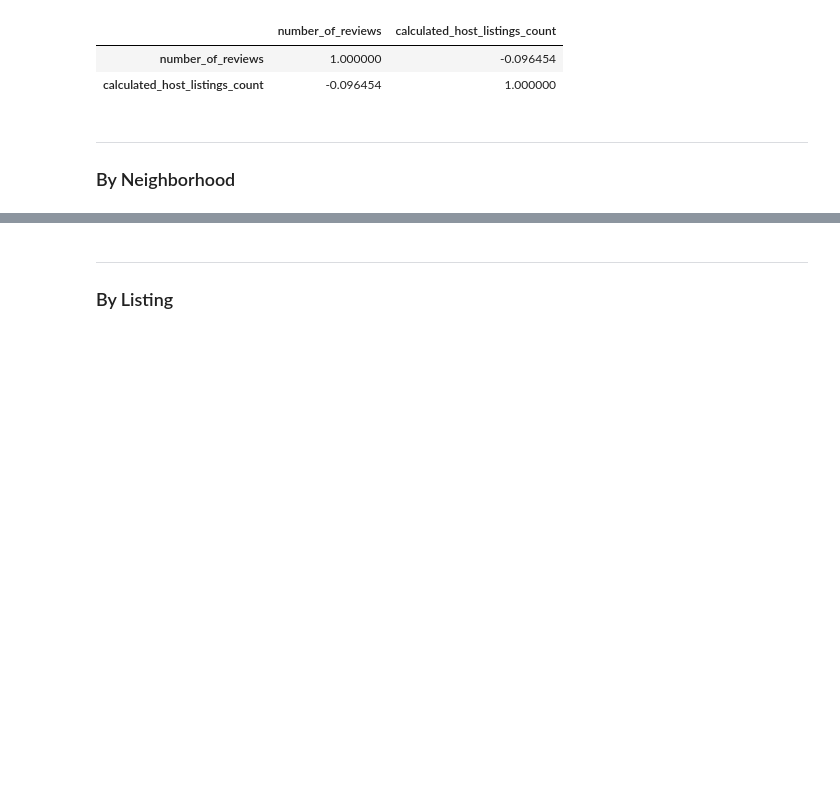
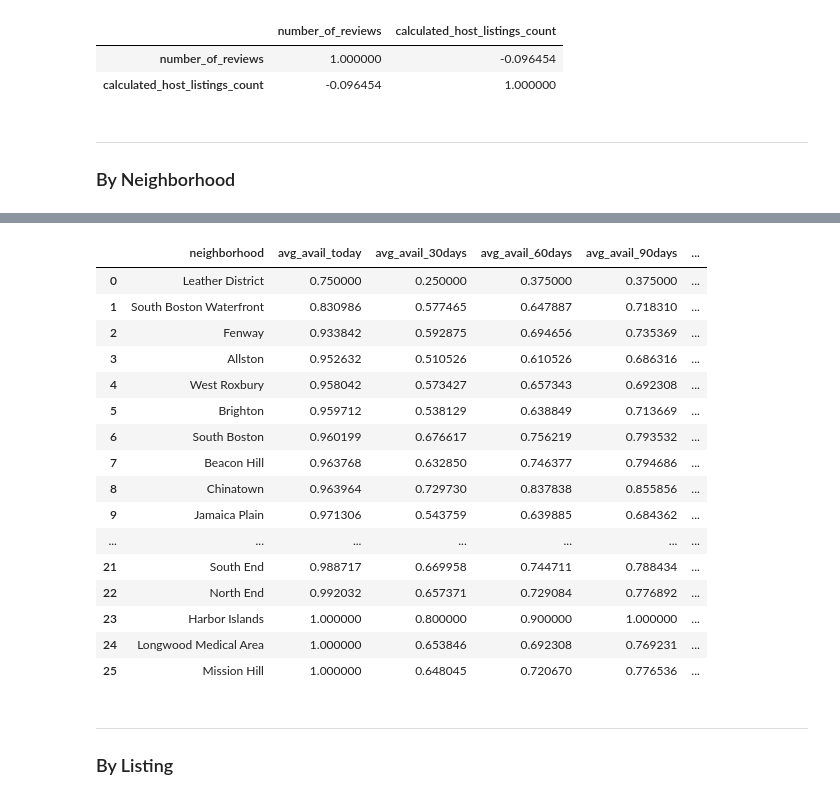
Before and after one commit to pemurp19/Airbnb-Listings, a Jupyter notebook: code/listings_eda.ipynb, the cells around one changed output, grey strips where cells are left out. Saved outputs shown, nothing was run; the diff lists cells and outputs as text; code cells hidden in the pictures; blank space fills up the shorter version.

```diff
--- a/code/listings_eda.ipynb
+++ b/code/listings_eda.ipynb
@@ -728,0 +869,29 @@ listings[['number_of_reviews','calculated_host_listings_count']].corr()
+# %%
+# which neighborhoods have listings with the most availability?
+sql = """
+SELECT neighborhood, AVG(available_today) AS avg_avail_today, AVG(availability_30) AS avg_avail_30days, AVG(availability_60) AS avg_avail_60days, AVG(availability_90) AS avg_avail_90days, AVG(availability_365) AS avg_avail_year_out, COUNT(id) AS listings_per_neighborhood
+FROM listings
+GROUP BY neighborhood
+ORDER BY avg_avail_today;
+"""
+
+neigh = sqldf(sql)
+neigh
+# %% [output]
+|  | neighborhood | avg_avail_today | avg_avail_30days | avg_avail_60days | avg_avail_90days | ... |
+| 0 | Leather District | 0.750000 | 0.250000 | 0.375000 | 0.375000 | ... |
+| 1 | South Boston Waterfront | 0.830986 | 0.577465 | 0.647887 | 0.718310 | ... |
+| 2 | Fenway | 0.933842 | 0.592875 | 0.694656 | 0.735369 | ... |
+| 3 | Allston | 0.952632 | 0.510526 | 0.610526 | 0.686316 | ... |
+| 4 | West Roxbury | 0.958042 | 0.573427 | 0.657343 | 0.692308 | ... |
+| 5 | Brighton | 0.959712 | 0.538129 | 0.638849 | 0.713669 | ... |
+| 6 | South Boston | 0.960199 | 0.676617 | 0.756219 | 0.793532 | ... |
+| 7 | Beacon Hill | 0.963768 | 0.632850 | 0.746377 | 0.794686 | ... |
+| 8 | Chinatown | 0.963964 | 0.729730 | 0.837838 | 0.855856 | ... |
+| 9 | Jamaica Plain | 0.971306 | 0.543759 | 0.639885 | 0.684362 | ... |
+| ... | ... | ... | ... | ... | ... | ... |
+| 21 | South End | 0.988717 | 0.669958 | 0.744711 | 0.788434 | ... |
+| 22 | North End | 0.992032 | 0.657371 | 0.729084 | 0.776892 | ... |
+| 23 | Harbor Islands | 1.000000 | 0.800000 | 0.900000 | 1.000000 | ... |
+| 24 | Longwood Medical Area | 1.000000 | 0.653846 | 0.692308 | 0.769231 | ... |
+| 25 | Mission Hill | 1.000000 | 0.648045 | 0.720670 | 0.776536 | ... |
```
Also changed, not shown: parts of 25 cells of this notebook, 1 other file.
